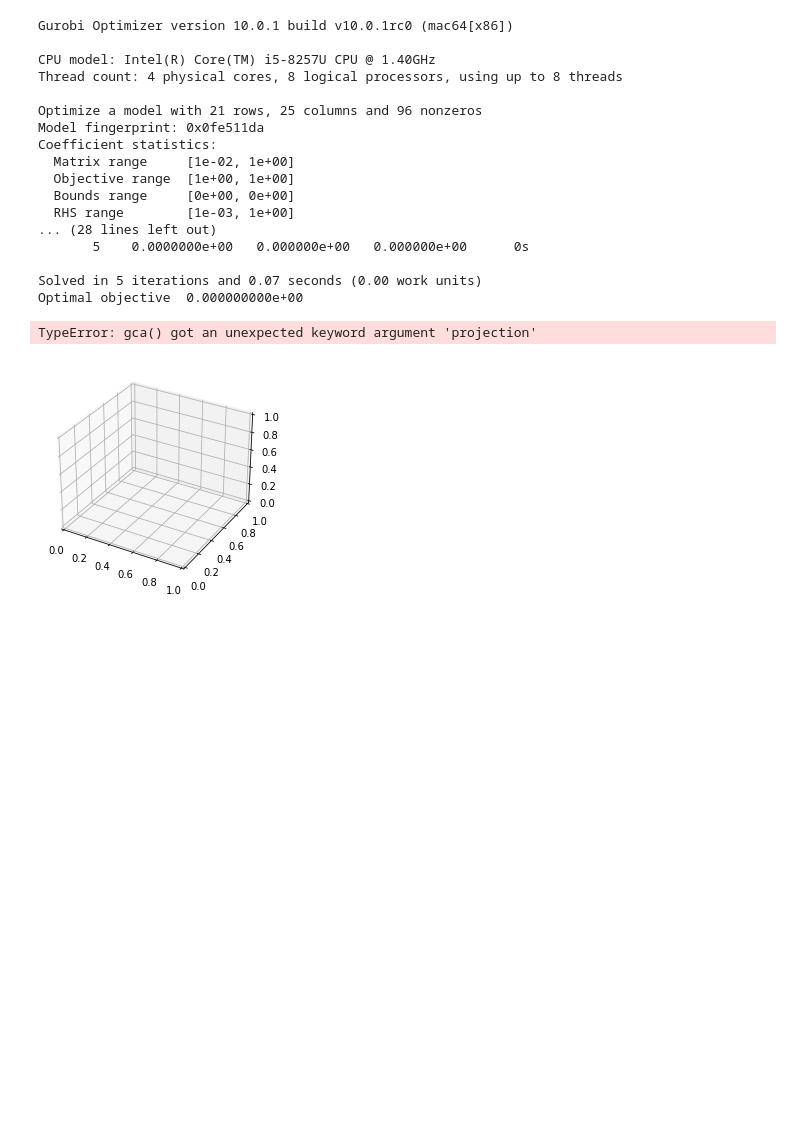
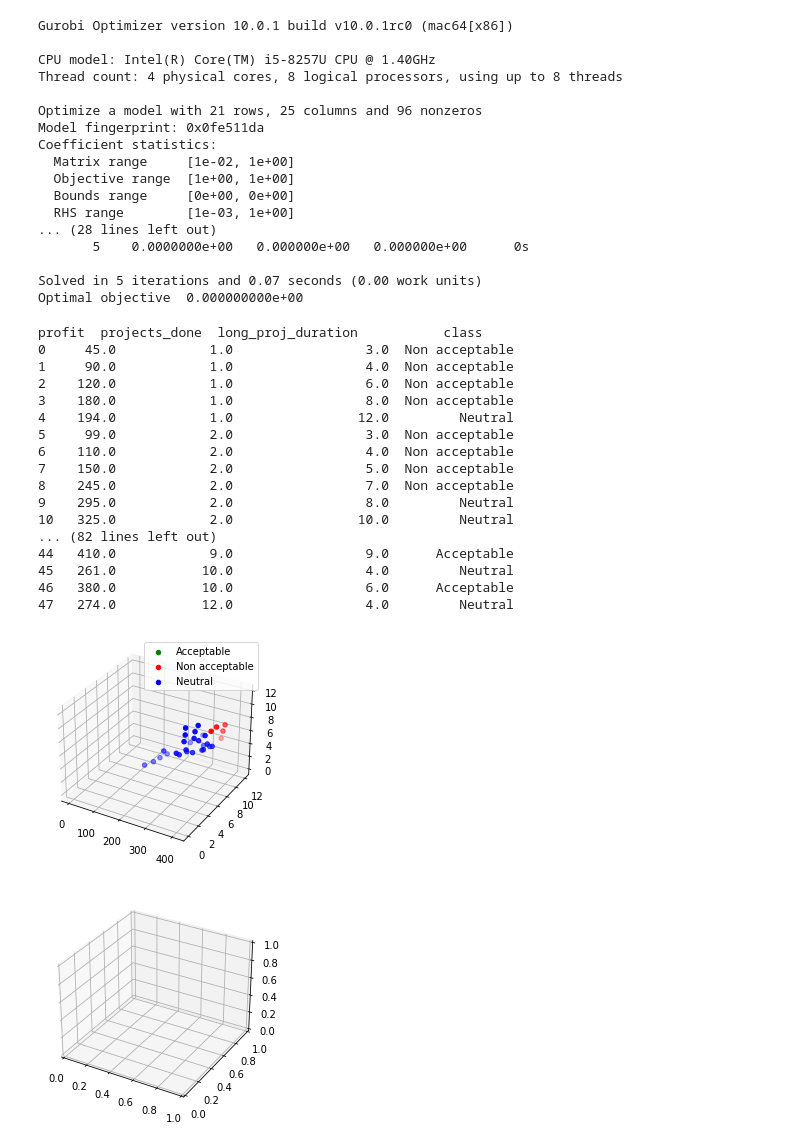
Before and after one commit to noblotni/workforce_scheduling, a Jupyter notebook: example/demo._workforce_scheduling.ipynb, the cells around one changed output. Drawn from its saved outputs; the diff is of its cells as text; code cells hidden in the pictures; blank space fills up the shorter version.

```diff
--- a/example/demo._workforce_scheduling.ipynb
+++ b/example/demo._workforce_scheduling.ipynb
@@ -87,17 +105,65 @@ Coefficient statistics:
 
 Solved in 5 iterations and 0.07 seconds (0.00 work units)
 Optimal objective  0.000000000e+00
+# %%
+def plot_classification(classification_df: pd.DataFrame):
+    figure = plt.figure().add_subplot(projection='3d')
+    non_accepted = classification_df[classification_df["class"] == "Non acceptable"]
+    accepted = classification_df[classification_df["class"] == "Acceptable"]
+    neutral = classification_df[classification_df["class"] == "Neutral"]
+    figure.scatter(
+        non_accepted["profit"],
+        non_accepted["projects_done"],
+        non_accepted["long_proj_duration"],
+        label="Acceptable",
+        color="green",
+    )
+    figure.scatter(
+        accepted["profit"],
+        accepted["projects_done"],
+        accepted["long_proj_duration"],
+        label="Non acceptable",
+        color="red",
+    )
+    figure.scatter(
+        neutral["profit"],
+        neutral["projects_done"],
+        neutral["long_proj_duration"],
+        label="Neutral",
+        color="blue",
+    )
+    plt.legend()
+    plt.show()
 # %%
 # On affiche en 3D la répartition des classes :
-from workforce_scheduling.plot import plot_classification
+#from workforce_scheduling.plot import plot_classification
 path3 = Path("./solved_example/medium_instance/Classification_instances_coeff_appris.csv")
 path4 = Path("./solved_example/medium_instance/Classification_instances.csv")
 medium_classification_df_learnt = pd.read_csv(path3)
 medium_classification_df= pd.read_csv(path4)
+print(medium_classification_df_learnt)
+print(medium_classification_df)
 plot_classification(medium_classification_df)
-plot_classification(medium_classification_df_learnt)
+#plot_classification(medium_classification_df_learnt)
 # %% [output]
-TypeError: gca() got an unexpected keyword argument 'projection'
+profit  projects_done  long_proj_duration           class
+0     45.0            1.0                 3.0  Non acceptable
+1     90.0            1.0                 4.0  Non acceptable
+2    120.0            1.0                 6.0  Non acceptable
+3    180.0            1.0                 8.0  Non acceptable
+4    194.0            1.0                12.0         Neutral
+5     99.0            2.0                 3.0  Non acceptable
+6    110.0            2.0                 4.0  Non acceptable
+7    150.0            2.0                 5.0  Non acceptable
+8    245.0            2.0                 7.0  Non acceptable
+9    295.0            2.0                 8.0         Neutral
+10   325.0            2.0                10.0         Neutral
+... (82 lines left out)
+44   410.0            9.0                 9.0      Acceptable
+45   261.0           10.0                 4.0         Neutral
+46   380.0           10.0                 6.0      Acceptable
+47   274.0           12.0                 4.0         Neutral
+[figure, added]
 # %%
 from mpl_toolkits.mplot3d import Axes3D
 import matplotlib.pyplot as plt
```
Also changed, not shown: parts of 1 cell of this notebook.
